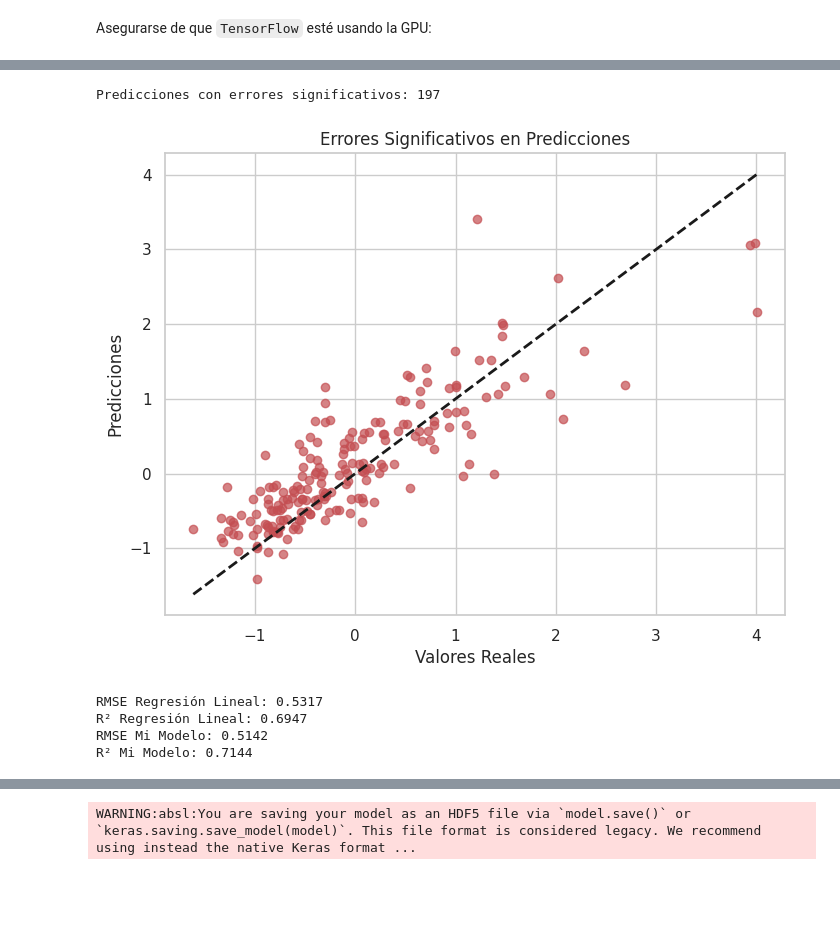
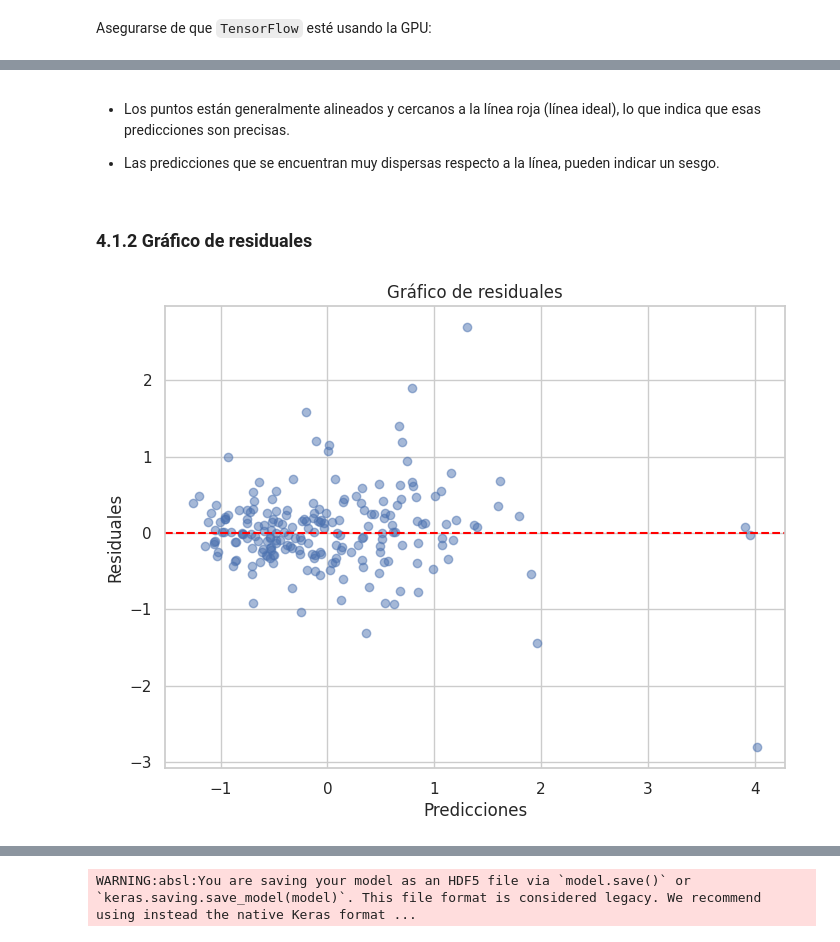
Before and after one commit to alejandrorod-tajamar/HousingPricesPrediction, a Jupyter notebook: Housing.ipynb, the cells around one changed output, grey strips where cells are left out. Saved outputs shown, nothing was run; the diff lists cells and outputs as text; code cells hidden in the pictures; blank space fills up the shorter version.

```diff
--- a/Housing.ipynb
+++ b/Housing.ipynb
@@ -642,43 +672,17 @@ plt.show()
-# %%
-errors = np.abs(y_test - y_test_pred)
-significant_errors = errors > 0.10 * y_test  # Filtramos los errores mayores al 10%
-print(f"Predicciones con errores significativos: {np.sum(significant_errors)}")
-# %% [output]
-Predicciones con errores significativos: 197
-# %%
-plt.figure(figsize=(8, 6))
-plt.scatter(y_test[significant_errors], y_test_pred[significant_errors], alpha=0.7, color='r')
-plt.plot([np.min(y_test), np.max(y_test)], [np.min(y_test), np.max(y_test)], 'k--', lw=2)
-plt.title('Errores Significativos en Predicciones')
-plt.xlabel('Valores Reales')
-plt.ylabel('Predicciones')
-plt.show()
-# %% [output]
-[figure, removed]
-# %%
-from sklearn.linear_model import LinearRegression
-
-# Ajustamos un modelo de regresión lineal
-lr = LinearRegression()
-lr.fit(X_train, y_train)
-
-# Predicciones del modelo de regresión lineal
-y_lr_pred = lr.predict(X_test)
-
-# Calculamos el RMSE y R² del modelo lineal
-lr_rmse = np.sqrt(mean_squared_error(y_test, y_lr_pred))
-lr_r2 = r2_score(y_test, y_lr_pred)
-
-print(f"RMSE Regresión Lineal: {lr_rmse:.4f}")
-print(f"R² Regresión Lineal: {lr_r2:.4f}")
-
-# Calcular RMSE y R² de nuestro modelo
-rmse = np.sqrt(mean_squared_error(y_test, y_test_pred))
-r2 = r2_score(y_test, y_test_pred)
-print(f"RMSE Mi Modelo: {rmse:.4f}")
-print(f"R² Mi Modelo: {r2:.4f}")
-# %% [output]
-RMSE Regresión Lineal: 0.5317
-R² Regresión Lineal: 0.6947
-RMSE Mi Modelo: 0.5142
-R² Mi Modelo: 0.7144
+# %% [markdown]
+- Los puntos están generalmente alineados y cercanos a la línea roja (línea ideal), lo que indica que esas predicciones son precisas.
+
+- Las predicciones que se encuentran muy dispersas respecto a la línea, pueden indicar un sesgo.
+# %% [markdown]
+### 4.1.2 Gráfico de residuales
+# %%
+residuals = y_test - y_pred.flatten()
+plt.figure(figsize=(8,6))
+plt.scatter(y_pred, residuals, alpha=0.5)
+plt.axhline(0, color='red', linestyle='--')
+plt.xlabel("Predicciones")
+plt.ylabel("Residuales")
+plt.title("Gráfico de residuales")
+plt.show()
+# %% [output]
+[figure, added]
```
Also changed, not shown: parts of 44 cells of this notebook, 3 other files.
